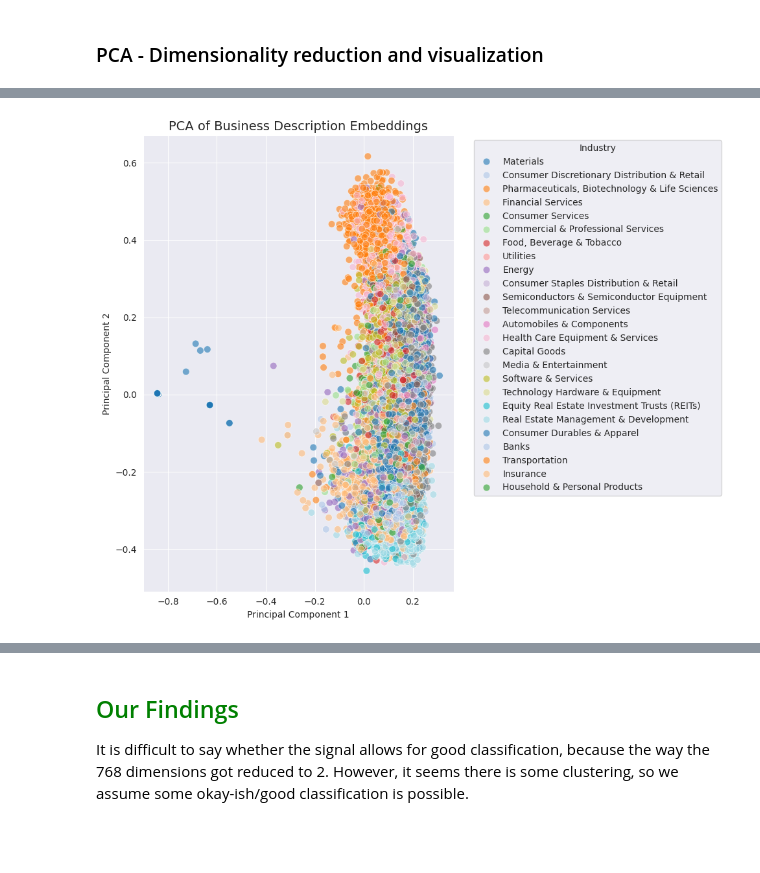
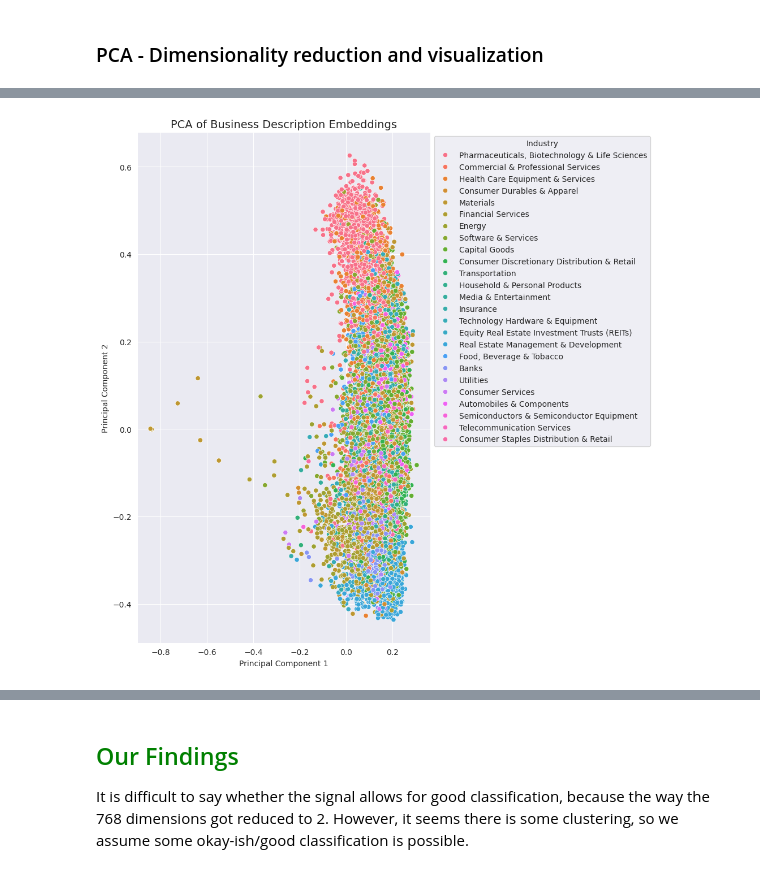
Before and after one commit to AnabelNigsch/FoDS_Practicals, a Jupyter notebook: Notebooks/code_skeleton_industry_classification.ipynb, the cells around one changed output, grey strips where cells are left out. Drawn from its saved outputs; the diff is of its cells as text; code cells hidden in the pictures; blank space fills up the shorter version.

```diff
--- a/Notebooks/code_skeleton_industry_classification.ipynb
+++ b/Notebooks/code_skeleton_industry_classification.ipynb
@@ -204,29 +202,25 @@ array([[-0.8434818 ,  0.00319437],
 # %%
 pca_df = pd.DataFrame({
     'PC1': X_train_proj[:, 0],
     'PC2': X_train_proj[:, 1],
     'industry': df_train['industry'].values
 })
 
 # Plot
-plt.figure(figsize=(10, 8))
+plt.figure(figsize=(10, 10))
 sns.scatterplot(
     data=pca_df,
     x='PC1', y='PC2',
-    hue='industry',
-    palette='tab20',
-    alpha=0.6,
-    s=60,
-    edgecolor='w'
+    hue='industry'
 )
 plt.title("PCA of Business Description Embeddings", fontsize=14)
 plt.xlabel("Principal Component 1")
 plt.ylabel("Principal Component 2")
-plt.legend(title="Industry", bbox_to_anchor=(1.05, 1), loc='upper left')
+plt.legend(title="Industry", bbox_to_anchor=(1, 1), loc='upper left')
 plt.tight_layout()
 plt.show()
 # %% [output]
-[figure, old version]
+[figure, new version]
 # %%
 pca.explained_variance_ratio_
 # %% [output]
```
Also changed, not shown: parts of 48 cells of this notebook.
